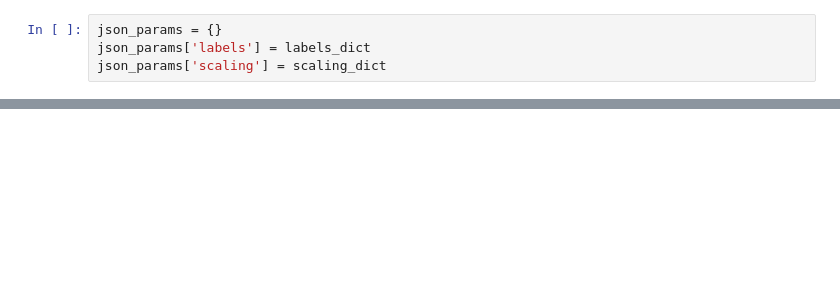
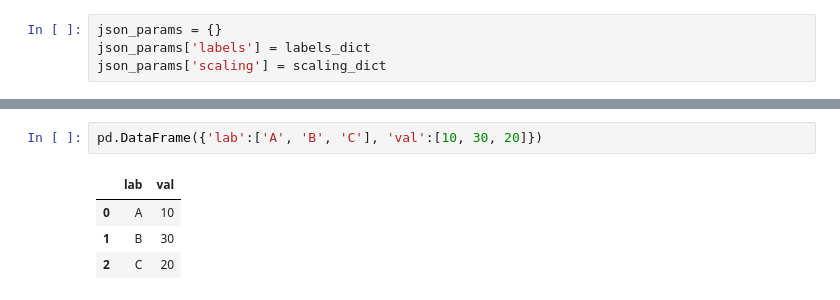
Before and after one commit to adityasaich/sasi_btp, a Jupyter notebook: sasi_btp.ipynb, the cells around one changed output, grey strips where cells are left out. Drawn from its saved outputs; the diff is of its cells as text; blank space fills up the shorter version.

```diff
--- a/sasi_btp.ipynb
+++ b/sasi_btp.ipynb
@@ -180,0 +215,7 @@ json_params['scaling'] = scaling_dict
+# %%
+pd.DataFrame({'lab':['A', 'B', 'C'], 'val':[10, 30, 20]})
+# %% [output]
+|  | lab | val |
+| 0 | A | 10 |
+| 1 | B | 30 |
+| 2 | C | 20 |
```
Also changed, not shown: parts of 9 cells of this notebook.
